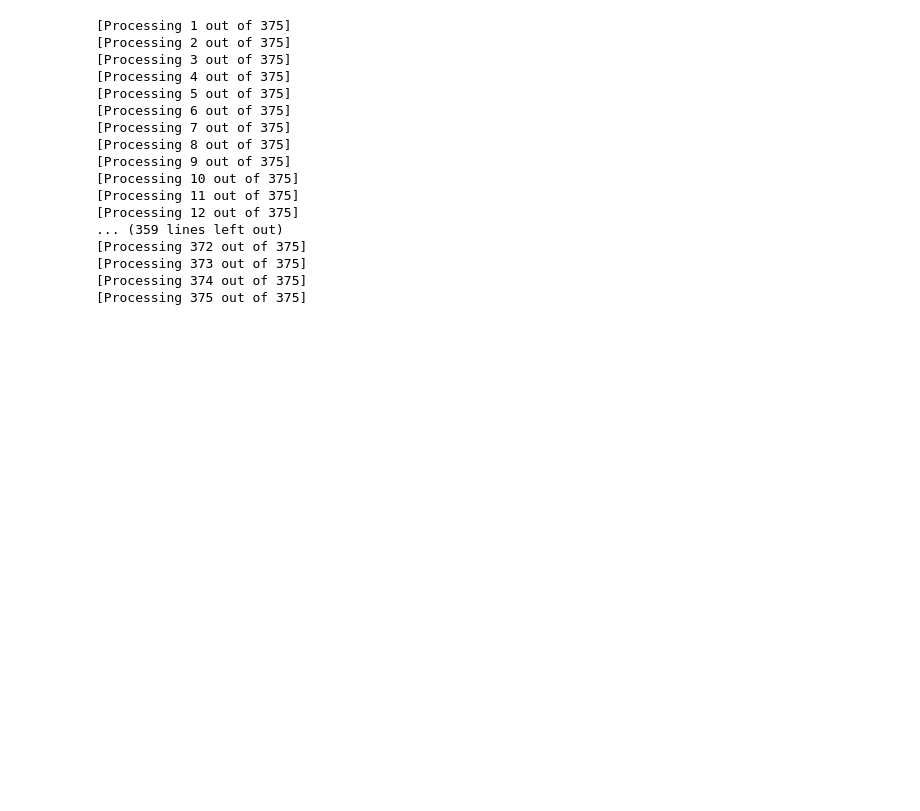
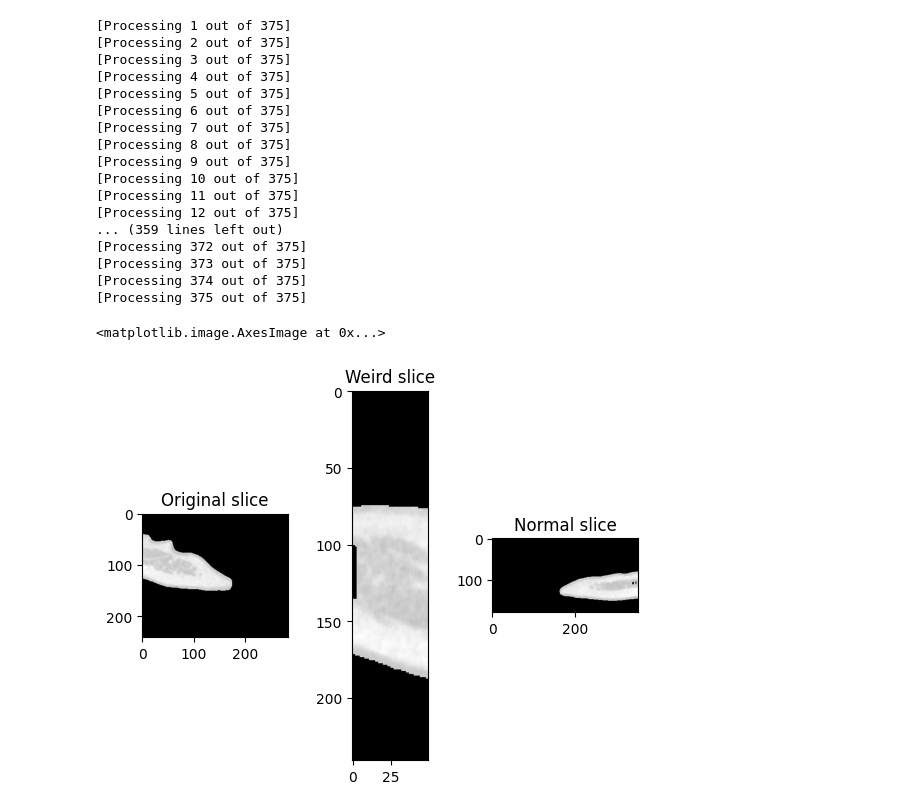
Before and after one commit to KananatSSN/Project_TMJOA, a Jupyter notebook: Phase_1.5/Cropping_TMJ.ipynb, the cells around one changed output. Cells and saved outputs as stored; diff of their text form; code cells hidden in the pictures; blank space fills up the shorter version.

Commit message:
Weird data investigation

```diff
--- a/Phase_1.5/Cropping_TMJ.ipynb
+++ b/Phase_1.5/Cropping_TMJ.ipynb
@@ -114,3 +116,30 @@ for filename in files:
 [Processing 373 out of 375]
 [Processing 374 out of 375]
 [Processing 375 out of 375]
+# %%
+input_path = r"C:\Users\acer\Desktop\Data_Prep_3\CropTMJ2\62330_2019_01_11_R_masked_cropped_flipped_cropTMJ.nii.gz"
+vol_img = nib.load(input_path)
+weird_vol = vol_img.get_fdata()
+# %%
+input_path = r"C:\Users\acer\Desktop\Data_Prep_3\images\62330_2019_01_11_R_masked_cropped_flipped.nii.gz"
+vol_img = nib.load(input_path)
+original_vol = vol_img.get_fdata()
+# %%
+input_path = r"C:\Users\acer\Desktop\Data_Prep_3\images\5450_2016_02_26_L_masked_cropped.nii.gz"
+vol_img = nib.load(input_path)
+normal_vol = vol_img.get_fdata()
+# %%
+weird_slice = weird_vol[:,weird_vol.shape[1]//2,:]
+origin_slice = original_vol[:,original_vol.shape[1]//2,:]
+normal_slice = normal_vol[:,normal_vol.shape[1]//2,:]
+
+f, axarr = plt.subplots(1,3)
+axarr[0].set_title("Original slice")
+axarr[0].imshow(origin_slice, cmap = 'grey')
+axarr[1].set_title("Weird slice")
+axarr[1].imshow(weird_slice, cmap = 'grey')
+axarr[2].set_title("Normal slice")
+axarr[2].imshow(normal_slice, cmap = 'grey')
+# %% [output]
+<matplotlib.image.AxesImage at 0x...>
+[figure, added]
```
Also changed, not shown: parts of 1 cell of this notebook.
